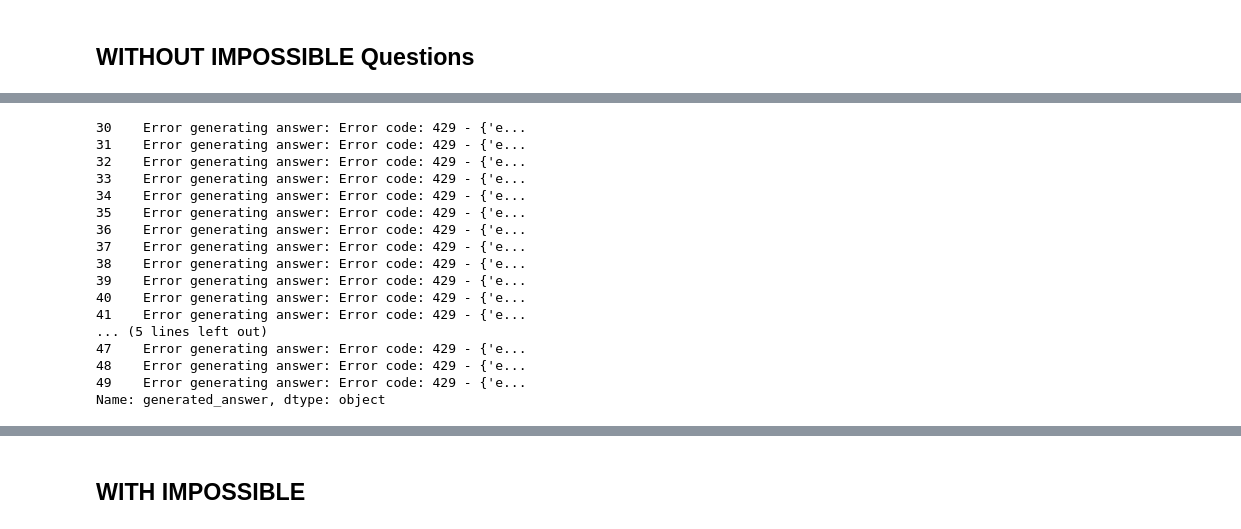
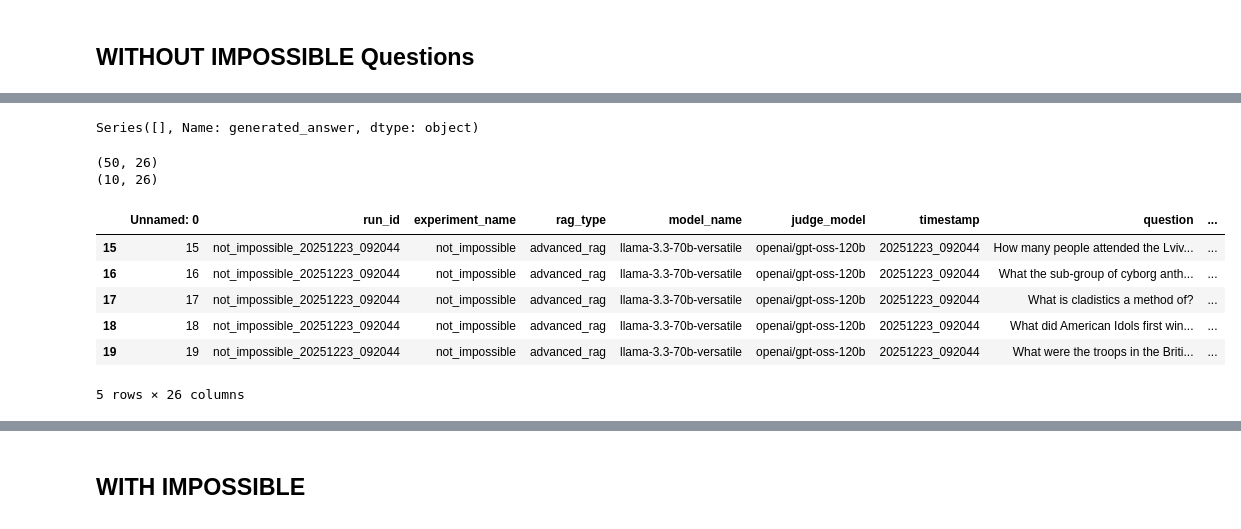
Before and after one commit to PranavDS-codes/RAG, a Jupyter notebook: 04_adv_rag.ipynb, the cells around one changed output, grey strips where cells are left out. Saved outputs shown, nothing was run; the diff lists cells and outputs as text; code cells hidden in the pictures.

```diff
--- a/04_adv_rag.ipynb
+++ b/04_adv_rag.ipynb
@@ -440,36 +467,30 @@ df.head()
 # %%
-df_not_impossible = pd.read_csv("")
-# df_not_impossible.to_csv("final_results/NI_adv_rag.csv")
+df_not_impossible = pd.read_csv("data/results/eval_not_impossible_advanced_rag_20251223_092044.csv")
+df_not_impossible.to_csv("final_results/NI_adv_rag.csv")
 df_not_impossible[df_not_impossible['generated_answer'].str.contains('Error')]['generated_answer']
 # %% [output]
-30    Error generating answer: Error code: 429 - {'e...
-31    Error generating answer: Error code: 429 - {'e...
-32    Error generating answer: Error code: 429 - {'e...
-33    Error generating answer: Error code: 429 - {'e...
-34    Error generating answer: Error code: 429 - {'e...
-35    Error generating answer: Error code: 429 - {'e...
-36    Error generating answer: Error code: 429 - {'e...
-37    Error generating answer: Error code: 429 - {'e...
-38    Error generating answer: Error code: 429 - {'e...
-39    Error generating answer: Error code: 429 - {'e...
-40    Error generating answer: Error code: 429 - {'e...
-41    Error generating answer: Error code: 429 - {'e...
-... (5 lines left out)
-47    Error generating answer: Error code: 429 - {'e...
-48    Error generating answer: Error code: 429 - {'e...
-49    Error generating answer: Error code: 429 - {'e...
-Name: generated_answer, dtype: object
+Series([], Name: generated_answer, dtype: object)
 # %%
 csv_path = "final_results/NI_adv_rag.csv"
 df = pd.read_csv(csv_path)
 print(df.shape)
 df[df['generated_answer'].str.contains('Error')]['generated_answer']
 
-start = 0
-end = 10
+start = 10
+end = 20
 df_batch = df[start:end]
 print(df_batch.shape)
 df_batch.tail()
+# %% [output]
+(50, 26)
+(10, 26)
+|  | Unnamed: 0 | run_id | experiment_name | rag_type | model_name | judge_model | timestamp | question | ... |
+| 15 | 15 | not_impossible_20251223_092044 | not_impossible | advanced_rag | llama-3.3-70b-versatile | openai/gpt-oss-120b | 20251223_092044 | How many people attended the Lviv... | ... |
+| 16 | 16 | not_impossible_20251223_092044 | not_impossible | advanced_rag | llama-3.3-70b-versatile | openai/gpt-oss-120b | 20251223_092044 | What the sub-group of cyborg anth... | ... |
+| 17 | 17 | not_impossible_20251223_092044 | not_impossible | advanced_rag | llama-3.3-70b-versatile | openai/gpt-oss-120b | 20251223_092044 | What is cladistics a method of? | ... |
+| 18 | 18 | not_impossible_20251223_092044 | not_impossible | advanced_rag | llama-3.3-70b-versatile | openai/gpt-oss-120b | 20251223_092044 | What did American Idols first win... | ... |
+| 19 | 19 | not_impossible_20251223_092044 | not_impossible | advanced_rag | llama-3.3-70b-versatile | openai/gpt-oss-120b | 20251223_092044 | What were the troops in the Briti... | ... |
+5 rows × 26 columns
 # %%
 ### LLM AS A JUDGE
 df_batch = df[start:end]
```
Also changed, not shown: parts of 8 cells of this notebook, 10 other files.
